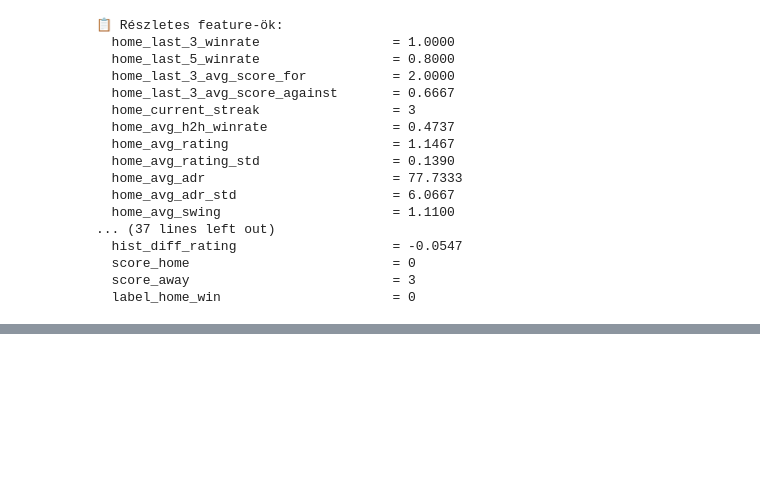
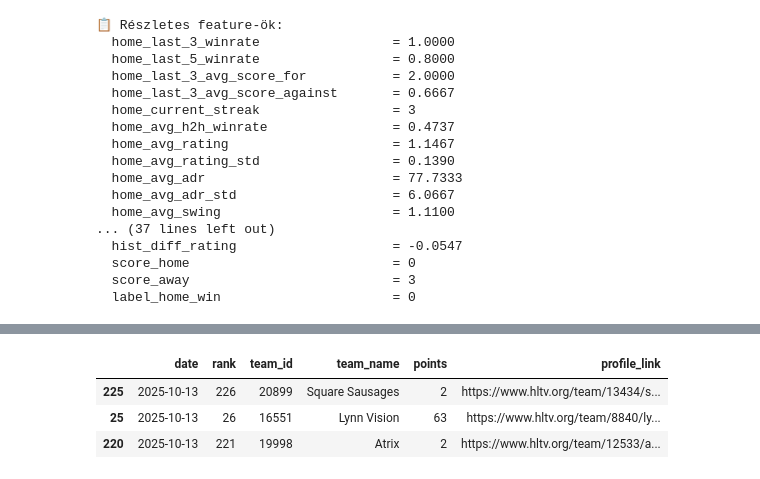
Before and after one commit to Admex666/TSDP, a Jupyter notebook: TipForge/esport/test.ipynb, the cells around one changed output, grey strips where cells are left out. Saved outputs shown, nothing was run; the diff lists cells and outputs as text; code cells hidden in the pictures; blank space fills up the shorter version.

Commit message:
rankings, h2h map data

```diff
--- a/TipForge/esport/test.ipynb
+++ b/TipForge/esport/test.ipynb
@@ -12,6 +12,9 @@ from selenium.webdriver.common.by import By
 from selenium.webdriver.support.ui import WebDriverWait
 from selenium.webdriver.support import expected_conditions as EC
 
+rankings = pd.read_csv("data/all_rankings2025.csv")
+rankings.date = pd.to_datetime(rankings.date)
+
 TEST_EVENT_ID = "8292"  # ESL Pro League Season 20
 TEST_MATCH_INDEX = 0    # Első meccs
 
@@ -103,13 +106,7 @@ try:
     match_h2h = h2h_df.iloc[0]
 
     print(f"✅ H2H data:")
-    print(f"  Home team:        {match_h2h['home_team']}")
-    print(f"  Away team:        {match_h2h['away_team']}")
-    print(f"  H2H wins home:    {match_h2h['wins_home']}")
-    print(f"  H2H wins away:    {match_h2h['wins_away']}")
-    print(f"  Home win rate:    {match_h2h['home_win_rate']:.3f}")
-    print(f"  Home avg rating:  {match_h2h.get('home_team_avg_rating', 'N/A')}")
-    print(f"  Away avg rating:  {match_h2h.get('away_team_avg_rating', 'N/A')}")
+    display(match_h2h)
 
 except Exception as e:
     print(f"❌ Hiba a H2H scraping közben: {e}")
@@ -663,0 +734,68 @@ ML Input Row - Transposed
+# %%
+# Rankings history
+
+# Rankings
+
+from selenium import webdriver
+from selenium.webdriver.common.by import By
+from selenium.webdriver.support.ui import WebDriverWait
+from selenium.webdriver.support import expected_conditions as EC
+from datetime import datetime
+
+def scrape_team_rankings(url):
+    driver = webdriver.Chrome()
+    driver.get(url)
+
+    # Várj, amíg betölt a lista
+    wait = WebDriverWait(driver, 10)
+    wait.until(EC.presence_of_all_elements_located((By.CSS_SELECTOR, ".ranked-team.standard-box")))
+
+    url_prev = driver.find_element(By.CLASS_NAME, "pagination-prev ").get_attribute("href")
+
+    date_raw = driver.find_element(By.CLASS_NAME, "regional-ranking-header-text").text
+    date = date_raw.split("ranking on ")[-1]
+    # ordinal ragok eltávolítása
+    date_clean = re.sub(r'(\d+)(st|nd|rd|th)', r'\1', date)
+    # dátummá alakítás
+    date_parsed = pd.to_datetime(date_clean, format="%B %d, %Y")
+
+    rankings = []
+    rank_divs = driver.find_elements(By.CSS_SELECTOR, ".ranked-team.standard-box")
+
+    for rank_div in rank_divs:
+        try:
+            rank = rank_div.find_element(By.CLASS_NAME, "position").text
+            team_name = rank_div.find_element(By.CLASS_NAME, "name").text
+            points = rank_div.find_element(By.CLASS_NAME, "points").text.replace('(', '').replace(')', '').replace(" HLTV points", "").replace(" points", "")
+
+            team_link = rank_div.find_element(By.TAG_NAME, "a").get_attribute("href")
+            team_id = team_link.split('/')[-2]
+            profile_link = rank_div.find_element(By.CLASS_NAME, "moreLink").get_attribute("href")
+
+            rankings.append({
+                'date': date_parsed,
+                'rank': int(rank.replace('#', '')),
+                'team_id': team_id,
+                'team_name': team_name,
+                'points': int(points),
+                'profile_link': profile_link
+            })
+        except Exception as e:
+            print(f"Hiba: {e}")
+            continue
+
+    driver.quit()
+    return pd.DataFrame(rankings), url_prev
+
+# Összes rankings leszedése
+all_rankings = pd.DataFrame()
+url = "https://www.hltv.org/ranking/teams/"
+url_prev = ""
+while url_prev != "https://www.hltv.org/ranking/teams/2024/december/30":
+    rankings, url_prev = scrape_team_rankings(url)
+    print(f"Scraping: {url}")
+    all_rankings = pd.concat([all_rankings, rankings], ignore_index=True)
+    display(rankings.sample(3))
+    print(f"+{len(rankings)} (Total: {len(all_rankings)})")
+    url = url_prev
+# %% [output]
@@ -663,0 +803,4 @@ ML Input Row - Transposed
+|  | date | rank | team_id | team_name | points | profile_link |
+| 225 | 2025-10-13 | 226 | 20899 | Square Sausages | 2 | https://www.hltv.org/team/13434/s... |
+| 25 | 2025-10-13 | 26 | 16551 | Lynn Vision | 63 | https://www.hltv.org/team/8840/ly... |
+| 220 | 2025-10-13 | 221 | 19998 | Atrix | 2 | https://www.hltv.org/team/12533/a... |
```
Also changed, not shown: parts of 7 cells of this notebook, 3 other files.
